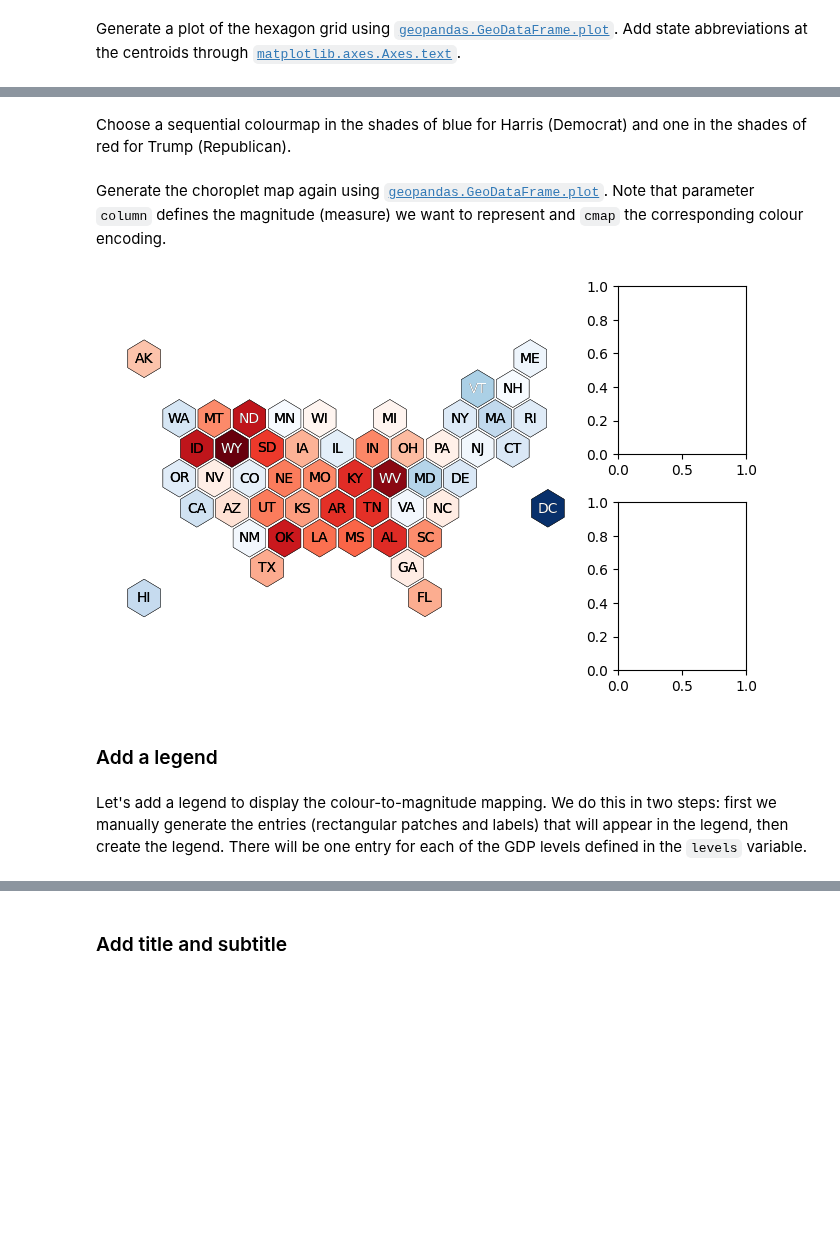
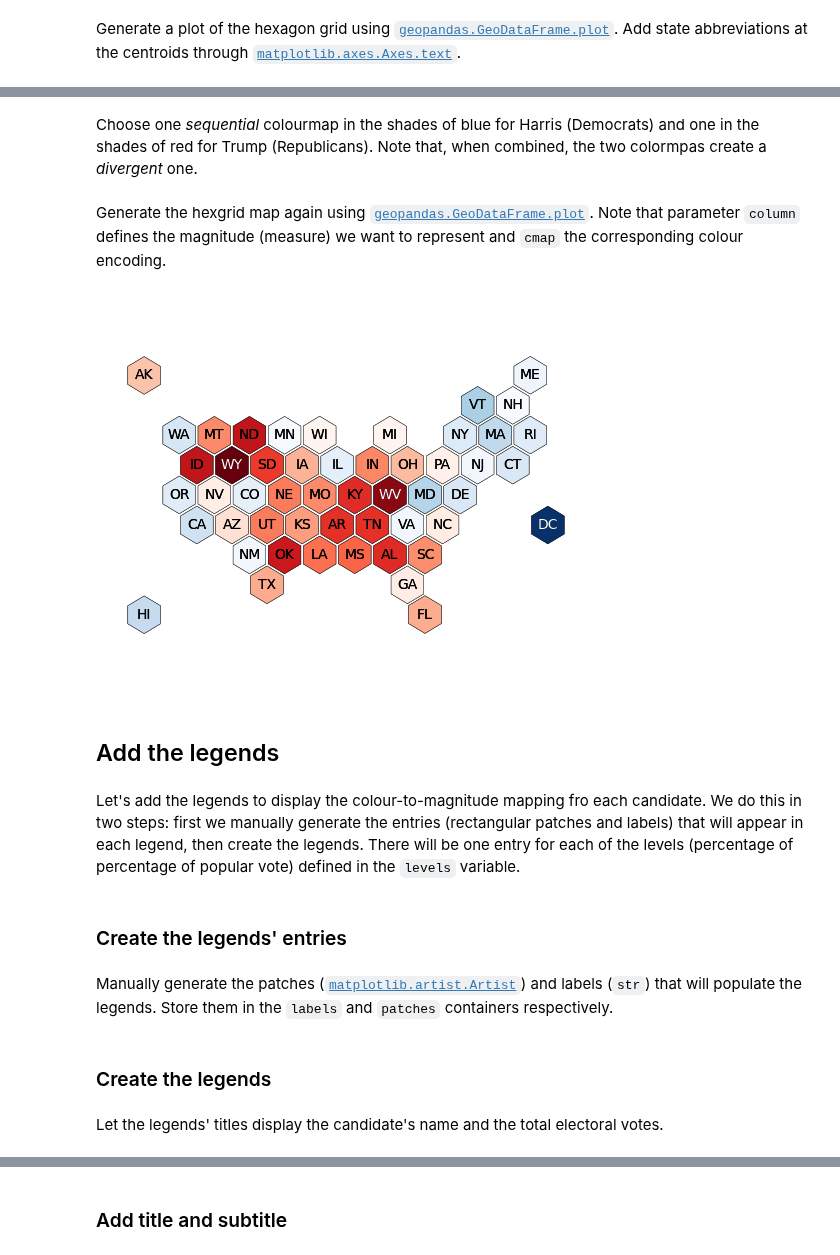
Before and after one commit to bianconif/graphic_communication_notebooks, a Jupyter notebook: notebooks/hexgrid_map/us_presidential_elections_2024.ipynb, the cells around one changed output, grey strips where cells are left out. Saved outputs shown, nothing was run; the diff lists cells and outputs as text; code cells hidden in the pictures; blank space fills up the shorter version.

```diff
--- a/notebooks/hexgrid_map/us_presidential_elections_2024.ipynb
+++ b/notebooks/hexgrid_map/us_presidential_elections_2024.ipynb
@@ -133,8 +119,10 @@ df_merged.plot(ax=ax0, color='lightgrey', edgecolor='black', linewidth=0.3)
 for _, row in df_merged.iterrows():
     ax0.text(x=row['centroids'].x, y=row['centroids'].y, s=row['State_Abbr'], ha='center', va='center')
 
-#Suppress all axis decorations
-ax0.set_axis_off()
+#Remove the ticks
+for idx, ax in enumerate([ax0, ax1, ax2]):
+    ax.set_xticks([])
+    ax.set_yticks([])
 
 display(fig)
 # %% [output]
@@ -144,44 +132,49 @@ display(fig)
 # %% [markdown]
-Choose a sequential colourmap in the shades of blue for Harris (Democrat) and one in the shades of red for Trump (Republican).
+Choose one _sequential_ colourmap in the shades of blue for Harris (Democrats) and one in the shades of red for Trump (Republicans). Note that, when combined, the two colormpas create a _divergent_ one.
 # %%
 cmaps = {'HARRIS': 'Blues', 'TRUMP': 'Reds'}
 # %% [markdown]
-Generate the choroplet map again using [`geopandas.GeoDataFrame.plot`](https://geopandas.org/en/stable/docs/reference/api/geopandas.GeoDataFrame.plot.html). Note that parameter `column` defines the magnitude (measure) we want to represent and `cmap` the corresponding colour encoding.
+Generate the hexgrid map again using [`geopandas.GeoDataFrame.plot`](https://geopandas.org/en/stable/docs/reference/api/geopandas.GeoDataFrame.plot.html). Note that parameter `column` defines the magnitude (measure) we want to represent and `cmap` the corresponding colour encoding.
 # %%
 #Remove the previous plot
 ax1.clear()
 
 #Generate a choroplet map for the states where either Harris or Trump won
 for candidate in (candidates := ['HARRIS', 'TRUMP']):
     df_merged[df_merged['WINNER'] == candidate].plot(ax=ax0, column='PERC_WINNER', edgecolor='black', cmap=cmaps[candidate], linewidth=0.3)
 
-#Display state abbreviations
-
 #Set thresholds for showing the state abbreviations black or white to maintain contrast
 #black if < threshold, white otherwise
 thresholds = dict()
 for candidate in candidates:
-    thresholds.update({candidate: df_merged[df_merged['WINNER'] == candidate]['PERC_WINNER'].quantile(q=0.90)})
+    thresholds.update({candidate: df_merged[df_merged['WINNER'] == candidate]['PERC_WINNER'].quantile(q=0.95)})
 
+#Add state abbreviations
 for _, row in df_merged.iterrows():
 
     #Set text colour depending on the percentage of votes of the winner
     text_colour = 'black'
     if row['PERC_WINNER'] > thresholds[row['WINNER']]:
         text_colour = 'white'
 
+    #Add state abbreviation at the centroid
     ax0.text(x=row['centroids'].x, y=row['centroids'].y, s=row['State_Abbr'], color=text_colour, ha='center', va='center')
 
 #Suppress all axis decorations
-ax0.set_axis_off()
+for ax in [ax0, ax1, ax2]:
+    ax.set_axis_off()
 
 display(fig)
 # %% [output]
-[figure, old version]
+[figure, new version]
 # %% [markdown]
-### Add a legend
+## Add the legends
 # %% [markdown]
-Let's add a legend to display the colour-to-magnitude mapping. We do this in two steps: first we manually generate the entries (rectangular patches and labels) that will appear in the legend, then create the legend. There will be one entry for each of the GDP levels defined in the `levels` variable.
+Let's add the legends to display the colour-to-magnitude mapping fro each candidate. We do this in two steps: first we manually generate the entries (rectangular patches and labels) that will appear in each legend, then create the legends. There will be one entry for each of the levels (percentage of percentage of popular vote) defined in the `levels` variable.
+# %% [markdown]
+### Create the legends' entries
+# %% [markdown]
+Manually generate the patches ([`matplotlib.artist.Artist`](https://matplotlib.org/stable/api/artist_api.html#matplotlib.artist.Artist)) and labels (`str`) that will populate the legends. Store them in the `labels` and `patches` containers respectively.
 # %%
 #Define the levels that will appear in the legend
 levels = [55, 60, 65, 70, 75]
@@ -219 +210,5 @@ for candidate in candidates:
+# %% [markdown]
+### Create the legends
+# %% [markdown]
+Let the legends' titles display the candidate's name and the total electoral votes.
 # %%
```
Also changed, not shown: parts of 13 cells of this notebook.
